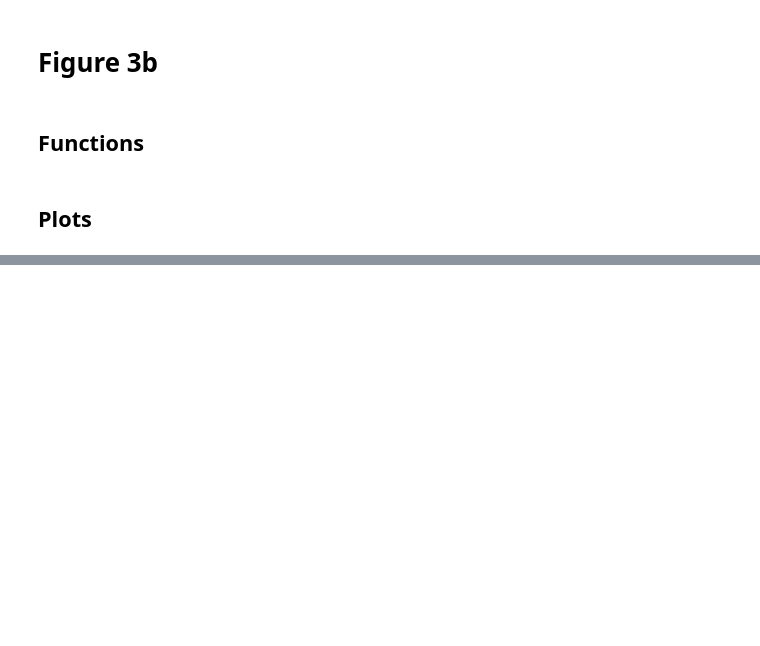
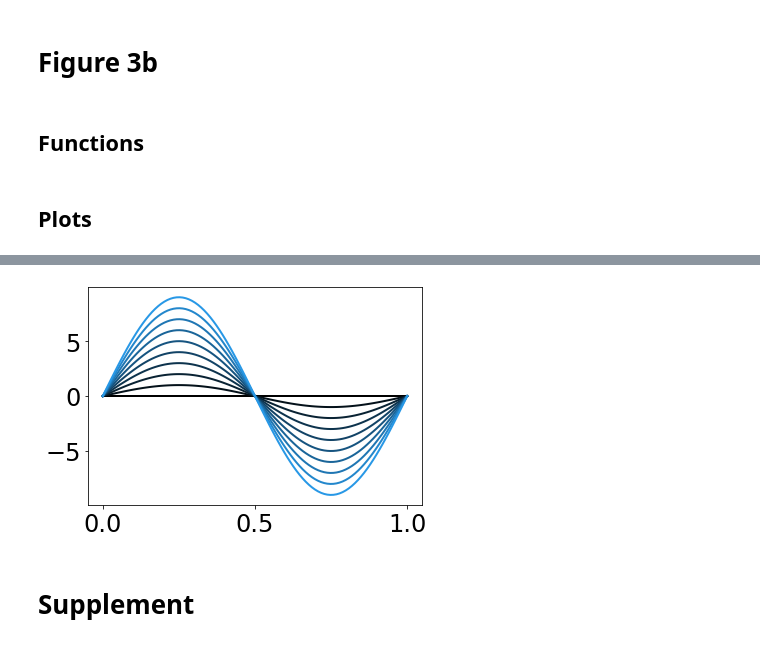
Before and after one commit to palladio11/aLENS_analysis, a Jupyter notebook: notebooks/chromatin_notebooks/Dyn_cond_figs/Figure3.ipynb, the cells around one changed output, grey strips where cells are left out. Cells and saved outputs as stored; diff of their text form; code cells hidden in the pictures; blank space fills up the shorter version.

```diff
--- a/notebooks/chromatin_notebooks/Dyn_cond_figs/Figure3.ipynb
+++ b/notebooks/chromatin_notebooks/Dyn_cond_figs/Figure3.ipynb
@@ -414,0 +434,25 @@ fig.savefig('Figure3/lifetime_histograms.png', dpi=600, bbox_inches='tight')
+# %%
+import matplotlib.colors as mcolors
+
+x = np.linspace(0, 1, 100)
+y = np.sin(2 * np.pi * x)
+
+# Define the original color (in RGB format)
+tableau10_colors = iter(cycle(plt.cm.tab10.colors))
+base_color_hsv = mcolors.rgb_to_hsv(next(tableau10_colors))
+base_color_hsv[2] = .00001
+
+for i in range(0,10):
+    # Convert the RGB color to HSV
+    # Change the hue (the first element of the HSV array)
+    color_hsv = base_color_hsv.copy()
+    color_hsv[2] = base_color_hsv[2] + (0.1*i)  # Add 0.1 to the hue
+    # Make sure the hue is between 0 and 1
+    color_hsv[2] %= 1
+    # Convert the HSV color back to RGB
+    new_color_rgb = mcolors.hsv_to_rgb(color_hsv)
+    _ = plt.plot(x, i*y, label='sin(x)', color=new_color_rgb)
+# %% [output]
+[figure, added]
+# %% [markdown]
+# Supplement
```
Also changed, not shown: parts of 6 cells of this notebook.
